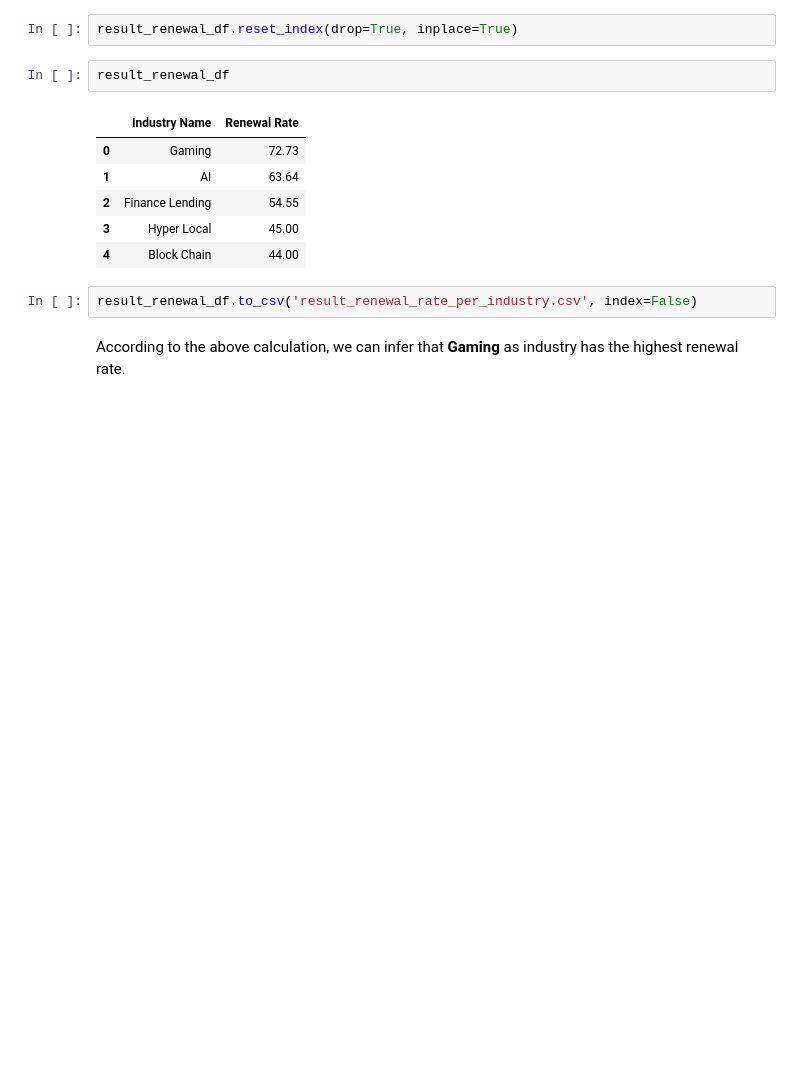
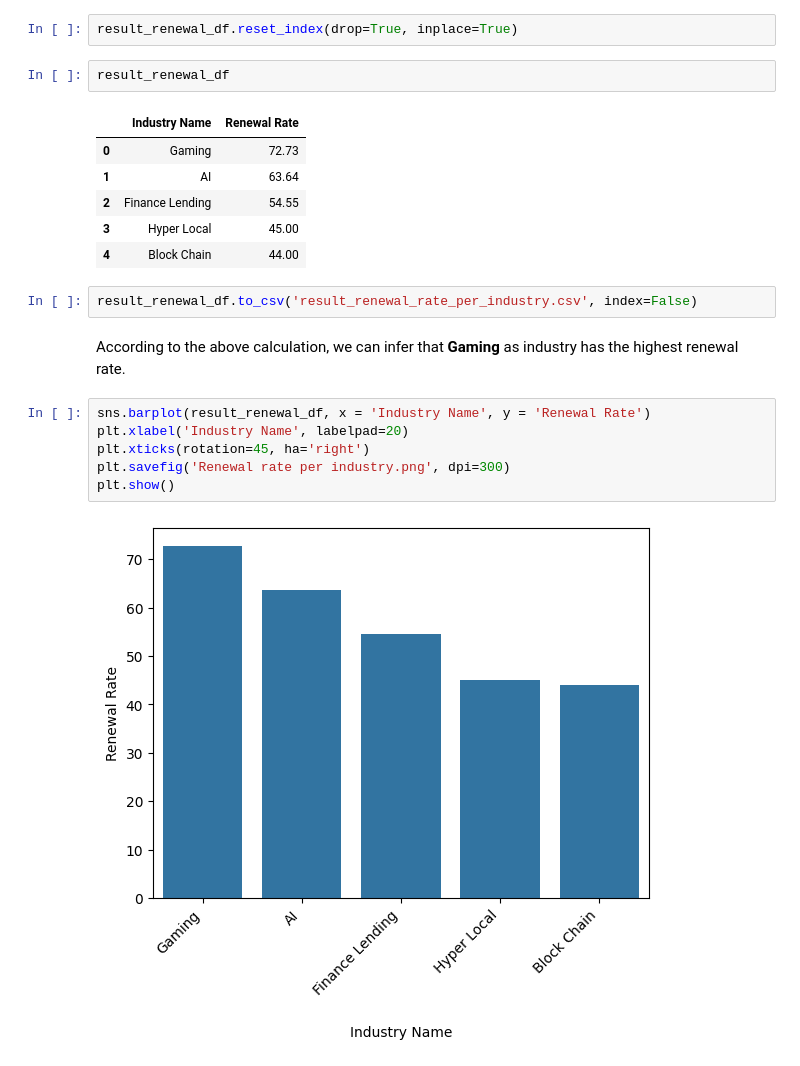
Before and after one commit to santoshsriharsha/analyze-financial-data, a Jupyter notebook: Q2-highest-renewal-rate/02-Highest-renewal-rate.ipynb, the cells around one changed output. Drawn from its saved outputs; the diff is of its cells as text; blank space fills up the shorter version.

Commit message:
Add visualization and comments to Q2

```diff
--- a/Q2-highest-renewal-rate/02-Highest-renewal-rate.ipynb
+++ b/Q2-highest-renewal-rate/02-Highest-renewal-rate.ipynb
@@ -133,3 +141,11 @@ result_renewal_df
 result_renewal_df.to_csv('result_renewal_rate_per_industry.csv', index=False)
 # %% [markdown]
 According to the above calculation, we can infer that **Gaming** as industry has the highest renewal rate.
+# %%
+sns.barplot(result_renewal_df, x = 'Industry Name', y = 'Renewal Rate')
+plt.xlabel('Industry Name', labelpad=20)
+plt.xticks(rotation=45, ha='right')
+plt.savefig('Renewal rate per industry.png', dpi=300)
+plt.show()
+# %% [output]
+[figure, added]
```
Also changed, not shown: parts of 4 cells of this notebook, 1 other file.
